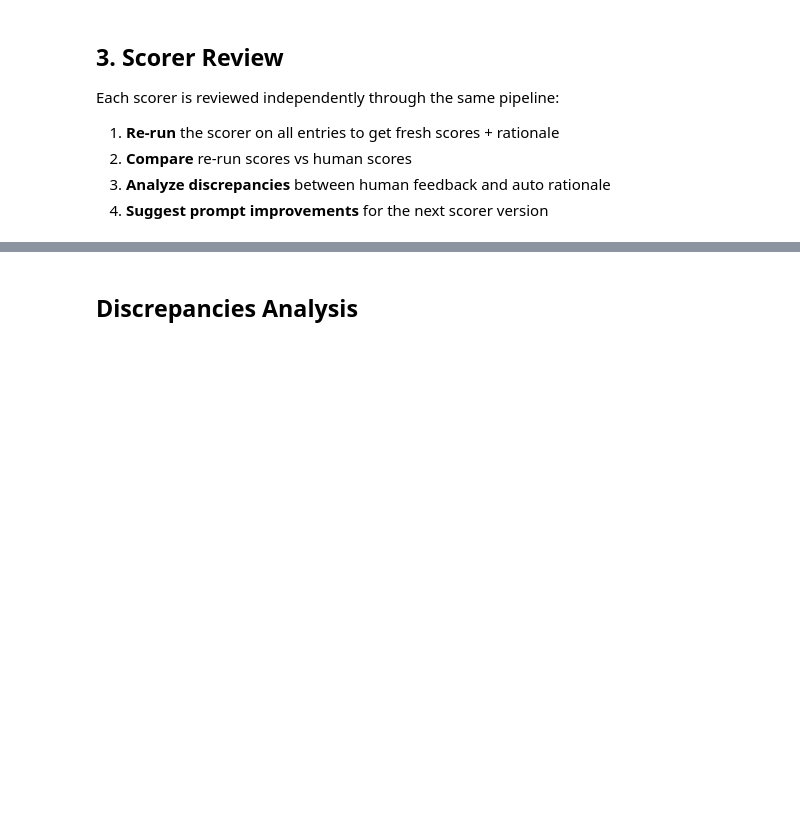
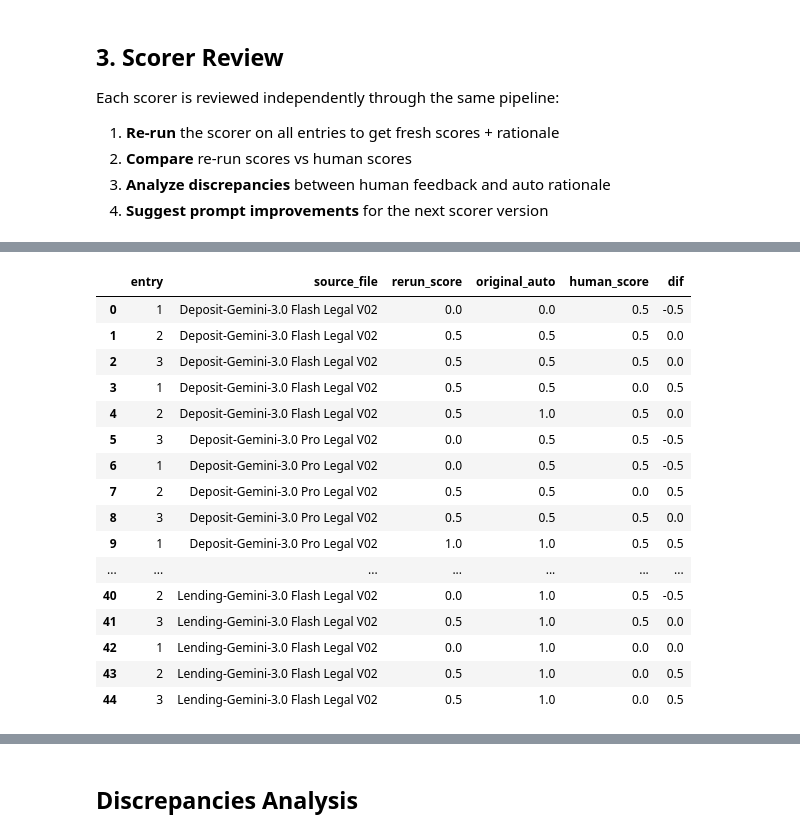
Before and after one commit to rit1217/Study-RAG, a Jupyter notebook: feedback_review.ipynb, the cells around one changed output, grey strips where cells are left out. Saved outputs shown, nothing was run; the diff lists cells and outputs as text; code cells hidden in the pictures; blank space fills up the shorter version.

Commit message:
Tuning sub-agents and eval_v05-v07

```diff
--- a/feedback_review.ipynb
+++ b/feedback_review.ipynb
@@ -26,8 +26,8 @@ EVAL_RESULTS_FOLDER
 # %% [markdown]
 ## 1. Initialize Review Client
 # %%
-REVIEW_AI_PROMPT_VERSION = "v04"
-NEW_EVAL_AI_PROMPT_VERSION = "v05"
+REVIEW_AI_PROMPT_VERSION = "v07"
+NEW_EVAL_AI_PROMPT_VERSION = "v08"
 
 
 reviewer = EvalReviewClient(
@@ -285 +265,21 @@ judgement: 16.0
 suggestion: 12.5
+# %%
+total_ref_df['reference']
+# %% [output]
+|  | entry | source_file | rerun_score | original_auto | human_score | dif |
+| 0 | 1 | Deposit-Gemini-3.0 Flash Legal V02 | 0.0 | 0.0 | 0.5 | -0.5 |
+| 1 | 2 | Deposit-Gemini-3.0 Flash Legal V02 | 0.5 | 0.5 | 0.5 | 0.0 |
+| 2 | 3 | Deposit-Gemini-3.0 Flash Legal V02 | 0.5 | 0.5 | 0.5 | 0.0 |
+| 3 | 1 | Deposit-Gemini-3.0 Flash Legal V02 | 0.5 | 0.5 | 0.0 | 0.5 |
+| 4 | 2 | Deposit-Gemini-3.0 Flash Legal V02 | 0.5 | 1.0 | 0.5 | 0.0 |
+| 5 | 3 | Deposit-Gemini-3.0 Pro Legal V02 | 0.0 | 0.5 | 0.5 | -0.5 |
+| 6 | 1 | Deposit-Gemini-3.0 Pro Legal V02 | 0.0 | 0.5 | 0.5 | -0.5 |
+| 7 | 2 | Deposit-Gemini-3.0 Pro Legal V02 | 0.5 | 0.5 | 0.0 | 0.5 |
+| 8 | 3 | Deposit-Gemini-3.0 Pro Legal V02 | 0.5 | 0.5 | 0.5 | 0.0 |
+| 9 | 1 | Deposit-Gemini-3.0 Pro Legal V02 | 1.0 | 1.0 | 0.5 | 0.5 |
+| ... | ... | ... | ... | ... | ... | ... |
+| 40 | 2 | Lending-Gemini-3.0 Flash Legal V02 | 0.0 | 1.0 | 0.5 | -0.5 |
+| 41 | 3 | Lending-Gemini-3.0 Flash Legal V02 | 0.5 | 1.0 | 0.5 | 0.0 |
+| 42 | 1 | Lending-Gemini-3.0 Flash Legal V02 | 0.0 | 1.0 | 0.0 | 0.0 |
+| 43 | 2 | Lending-Gemini-3.0 Flash Legal V02 | 0.5 | 1.0 | 0.0 | 0.5 |
+| 44 | 3 | Lending-Gemini-3.0 Flash Legal V02 | 0.5 | 1.0 | 0.0 | 0.5 |
```
Also changed, not shown: parts of 9 cells of this notebook, 17 other files.
